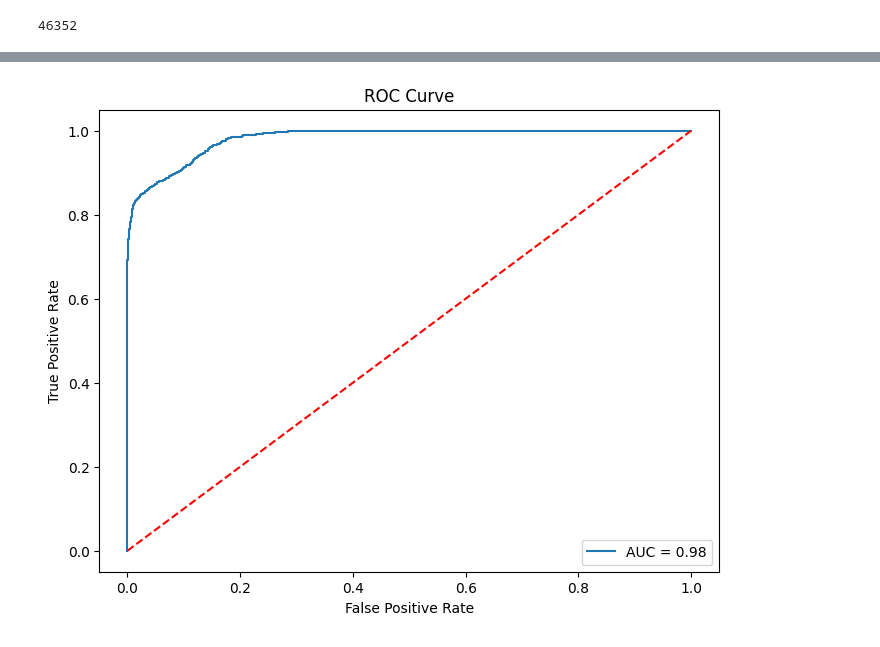
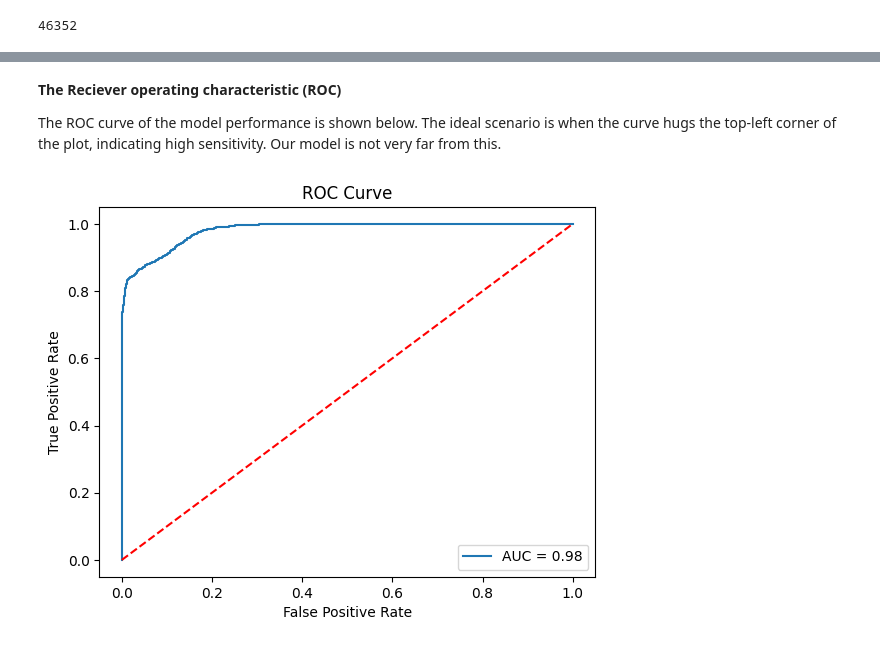
Before and after one commit to komorn/Data-Science-report, a Jupyter notebook: tennis_matches_exploration.ipynb, the cells around one changed output, grey strips where cells are left out. Cells and saved outputs as stored; diff of their text form; code cells hidden in the pictures.

```diff
--- a/tennis_matches_exploration.ipynb
+++ b/tennis_matches_exploration.ipynb
@@ -895,6 +801,6 @@ These are: `score`, `higher_ranked_winner`, `num_games`.
 # %%
 columns_to_drop = ['match_num', 'tourney_id', 'tourney_name', 'winner_name', 'loser_name',
-                   'winner_ioc', 'loser_ioc', 'round', 'score', 'higher_ranked_winner', 'num_games']
+                   'winner_ioc', 'loser_ioc', 'round', 'score', 'higher_ranked_winner', 'num_games', 'rank_difference', 'year']
 
 merged_df.drop(columns=columns_to_drop, inplace=True)
 # %% [markdown]
@@ -926,7 +838,7 @@ merged_df.shape[0]
 new_df = merged_df
 columns = merged_df.columns.values
 # %%
-col = np.r_[np.arange(0, 4), np.arange(10, 16), np.arange(4, 10), np.arange(16, 18), np.arange(27, 36), np.arange(18, 27),  np.arange(38, 40), np.arange(36, 38), np.arange(40, 42)]
+col = np.r_[np.arange(0, 4), np.arange(10, 16), np.arange(4, 10), np.arange(16, 18), np.arange(27, 36), np.arange(18, 27),  np.arange(38, 40), np.arange(36, 38)]
 merged_df.iloc[indexes] = merged_df[columns[col]].iloc[indexes]
 # %%
 target = np.ones(merged_df.shape[0])
@@ -1032,20 +936,24 @@ weighted avg       0.91      0.91      0.91      4636
+# %% [markdown]
+**The Reciever operating characteristic (ROC)**
+
+The ROC curve of the model performance is shown below. The ideal scenario is when the curve hugs the top-left corner of the plot, indicating high sensitivity. Our model is not very far from this.
 # %%
 from sklearn.metrics import roc_curve, roc_auc_score
 
 # Predict probabilities
 probs = pipeline.predict_proba(X_test)[:, 1]
 
 # Calculate ROC curve
 fpr, tpr, thresholds = roc_curve(y_test, probs)
 
 # Plot ROC curve
-plt.figure(figsize=(8, 6))
+plt.figure(figsize=(6.4, 4.8))
 plt.plot(fpr, tpr, label=f'AUC = {roc_auc_score(y_test, probs):.2f}')
 plt.plot([0, 1], [0, 1], 'r--')
 plt.title('ROC Curve')
 plt.xlabel('False Positive Rate')
 plt.ylabel('True Positive Rate')
 plt.legend()
 plt.show()
 # %% [output]
-[figure, old version]
+[figure, new version]
```
Also changed, not shown: parts of 55 cells of this notebook.
